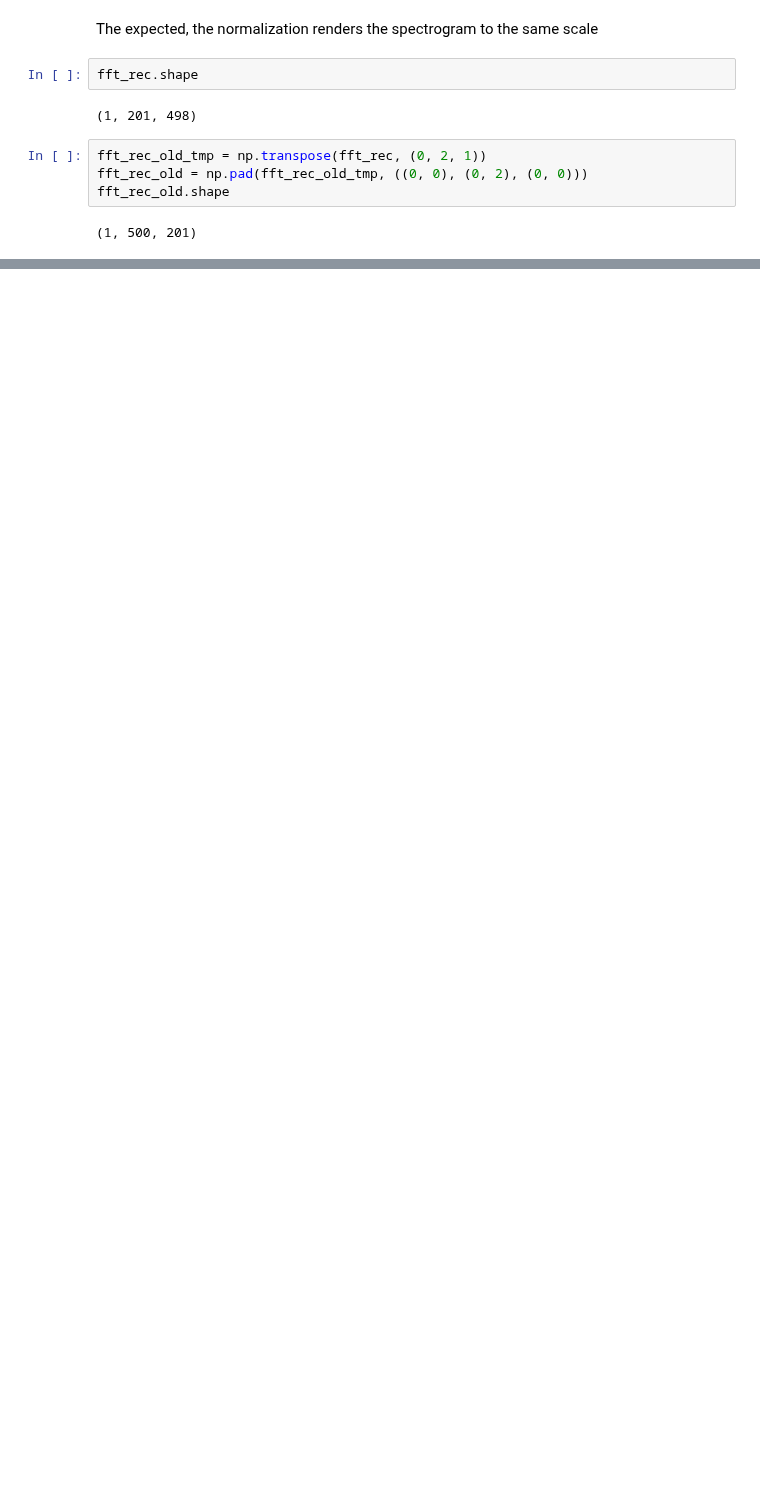
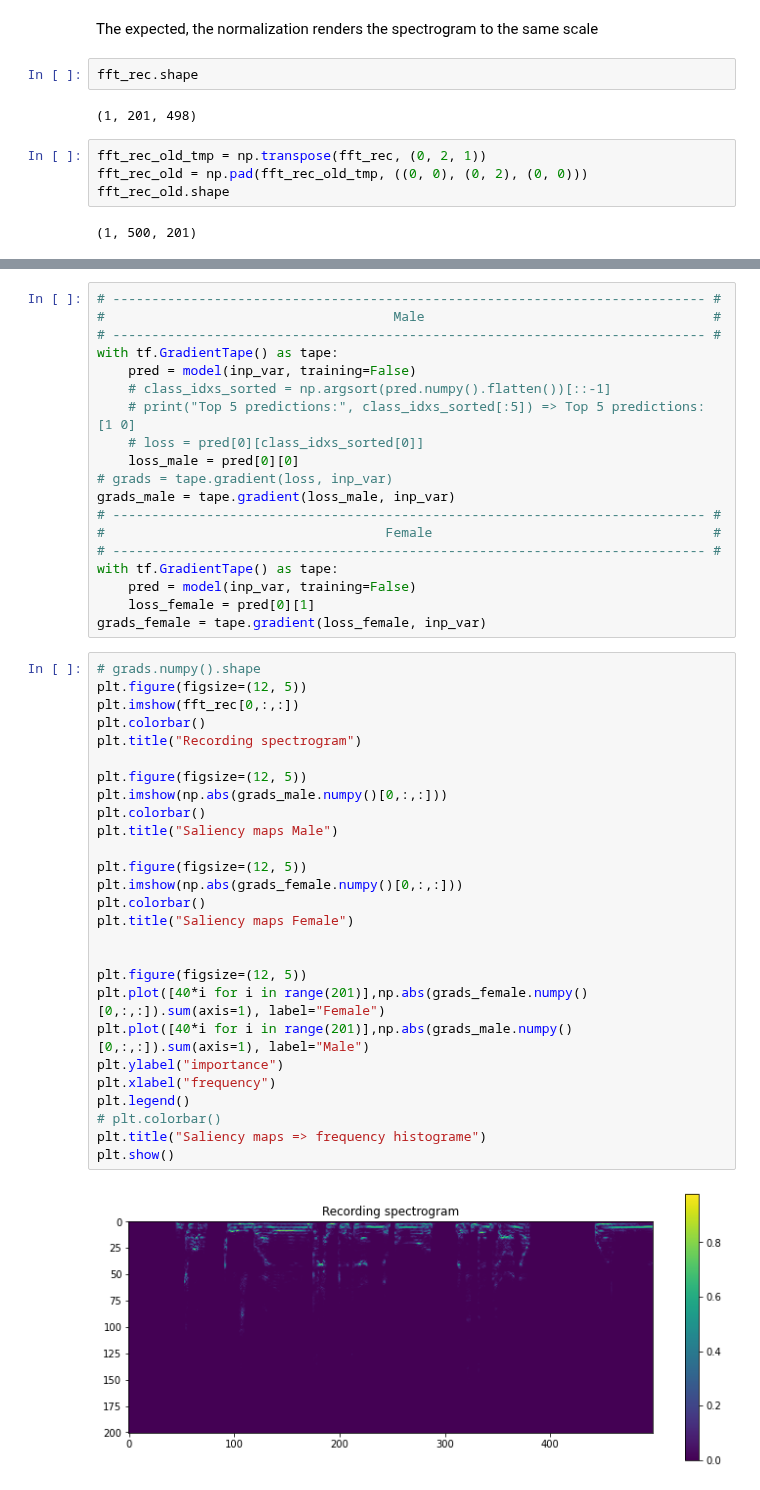
Before and after one commit to Mustapha-AJEGHRIR/klee_project_audio, a Jupyter notebook: tf_model/to_onnx.ipynb, the cells around one changed output, grey strips where cells are left out. Cells and saved outputs as stored; diff of their text form; blank space fills up the shorter version.

Commit message:
studying saliency maps

```diff
--- a/tf_model/to_onnx.ipynb
+++ b/tf_model/to_onnx.ipynb
@@ -212,0 +249,48 @@ Duration :0.048s
+# %%
+# ---------------------------------------------------------------------------- #
+#                                     Male                                     #
+# ---------------------------------------------------------------------------- #
+with tf.GradientTape() as tape:
+    pred = model(inp_var, training=False)
+    # class_idxs_sorted = np.argsort(pred.numpy().flatten())[::-1]
+    # print("Top 5 predictions:", class_idxs_sorted[:5]) => Top 5 predictions: [1 0]
+    # loss = pred[0][class_idxs_sorted[0]]
+    loss_male = pred[0][0]
+# grads = tape.gradient(loss, inp_var)
+grads_male = tape.gradient(loss_male, inp_var)
+# ---------------------------------------------------------------------------- #
+#                                    Female                                    #
+# ---------------------------------------------------------------------------- #
+with tf.GradientTape() as tape:
+    pred = model(inp_var, training=False)
+    loss_female = pred[0][1]
+grads_female = tape.gradient(loss_female, inp_var)
+# %%
+# grads.numpy().shape
+plt.figure(figsize=(12, 5))
+plt.imshow(fft_rec[0,:,:])
+plt.colorbar()
+plt.title("Recording spectrogram")
+
+plt.figure(figsize=(12, 5))
+plt.imshow(np.abs(grads_male.numpy()[0,:,:]))
+plt.colorbar()
+plt.title("Saliency maps Male")
+
+plt.figure(figsize=(12, 5))
+plt.imshow(np.abs(grads_female.numpy()[0,:,:]))
+plt.colorbar()
+plt.title("Saliency maps Female")
+
+
+plt.figure(figsize=(12, 5))
+plt.plot([40*i for i in range(201)],np.abs(grads_female.numpy()[0,:,:]).sum(axis=1), label="Female")
+plt.plot([40*i for i in range(201)],np.abs(grads_male.numpy()[0,:,:]).sum(axis=1), label="Male")
+plt.ylabel("importance")
+plt.xlabel("frequency")
+plt.legend()
+# plt.colorbar()
+plt.title("Saliency maps => frequency histograme")
+plt.show()
+# %% [output]
+[figure, added]
```
Also changed, not shown: parts of 17 cells of this notebook.
